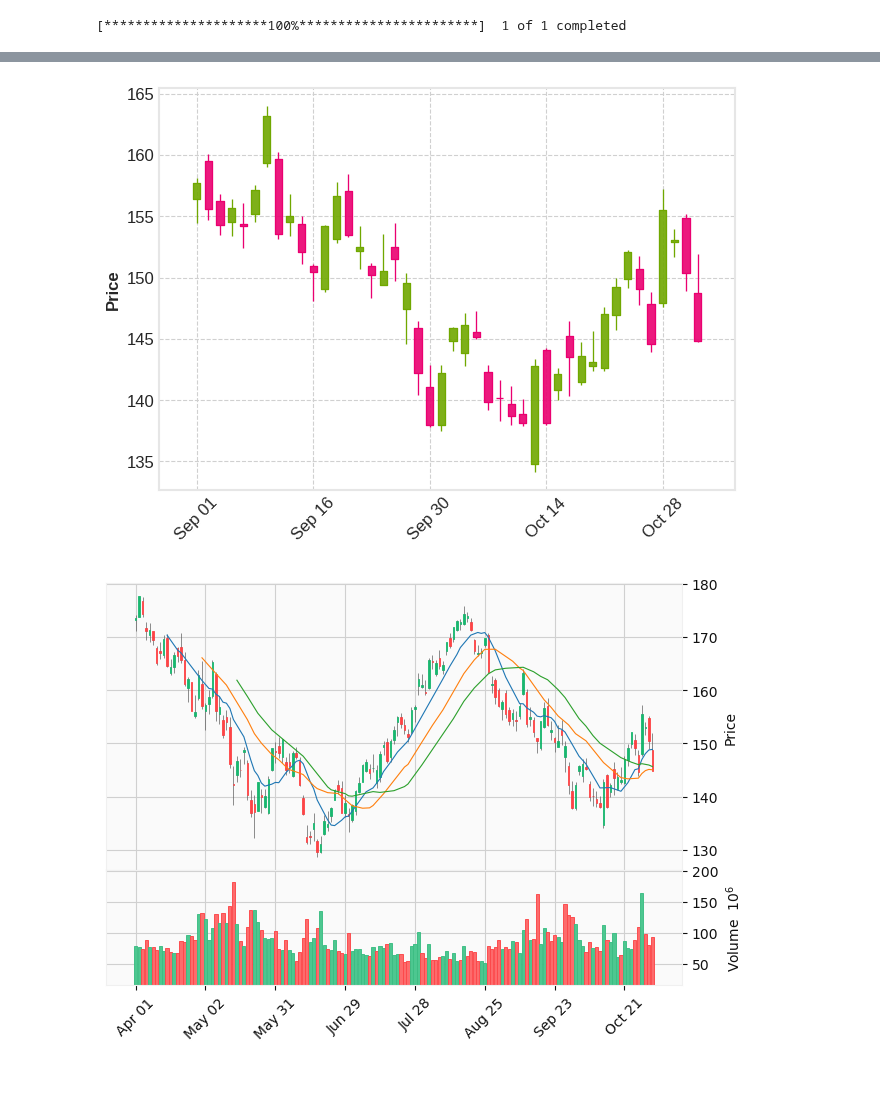
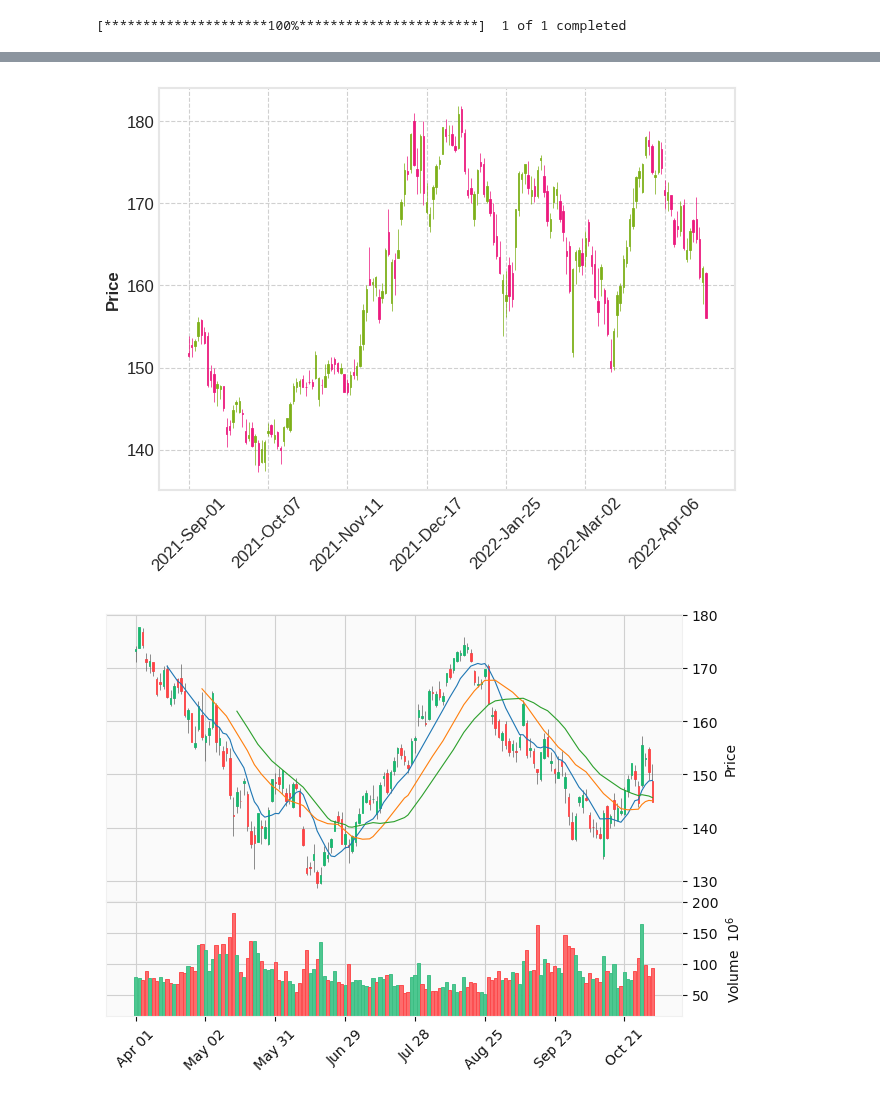
Before and after one commit to avana-quant-group/stockPrediction, a Jupyter notebook: SMA.ipynb, the cells around one changed output, grey strips where cells are left out. Saved outputs shown, nothing was run; the diff lists cells and outputs as text; code cells hidden in the pictures.

```diff
--- a/SMA.ipynb
+++ b/SMA.ipynb
@@ -11,7 +11,7 @@ df = yf.download(TICKER,start="2022-04-01",end="2022-11-3",auto_adjust=True)
 # %%
 # df.to_csv(TICKER+'.csv')
 # df=pd.read_csv("AAPL.csv")
-df=pd.read_csv("aapl.csv",parse_dates=True)
+df=pd.read_csv("static/stock_data/AAPL.csv",parse_dates=True)
 # %%
 df
 # %% [output]
@@ -98,8 +84,8 @@ df
 # %%
 # mpf.plot(df["2022-09-01":], type="candle",style="binance",savefig='static/photo/fi2.png')
-mpf.plot(df["2022-09-01":], type="candle",style="binance")
+mpf.plot(df["2021-09-01":"2022-04-26"], type="candle",style="binance")
 # %% [output]
-[figure, old version]
+[figure, new version]
 # %%
 # mpf.plot(df, type="candle", mav=(10,20,30), volume=True,style="binance",savefig='static/photo/movingavg.png')
 mpf.plot(df, type="candle", mav=(10,20,30), volume=True,style="yahoo")
```
Also changed, not shown: parts of 7 cells of this notebook, 32 other files.
